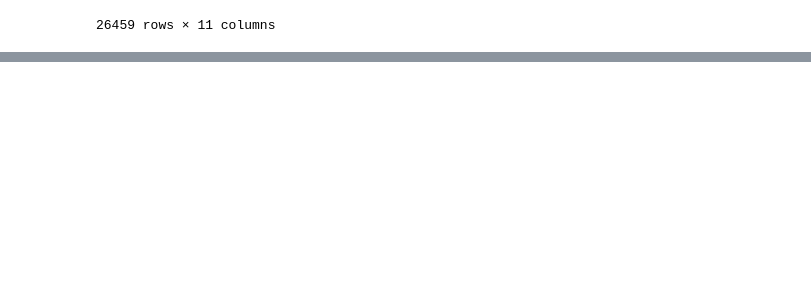
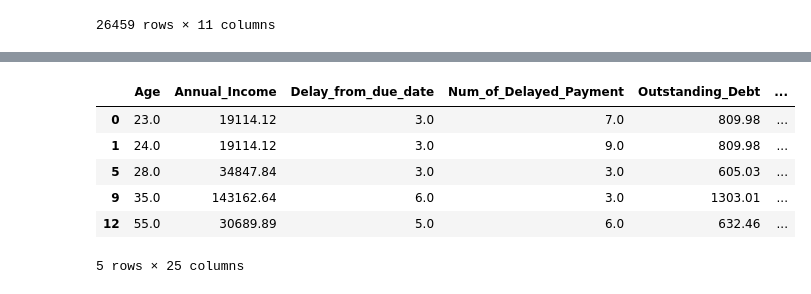
Before and after one commit to amaboh/Machine_learning_in_finance, a Jupyter notebook: Credit score/Credit score.ipynb, the cells around one changed output, grey strips where cells are left out. Saved outputs shown, nothing was run; the diff lists cells and outputs as text; code cells hidden in the pictures; blank space fills up the shorter version.

```diff
--- a/Credit score/Credit score.ipynb
+++ b/Credit score/Credit score.ipynb
@@ -627,0 +647,11 @@ for i in col_int2:
+# %%
+drop_test = pd.get_dummies(drop_test, prefix='Occupation', columns=['Occupation'], drop_first=False)
+drop_test.head()
+# %% [output]
+|  | Age | Annual_Income | Delay_from_due_date | Num_of_Delayed_Payment | Outstanding_Debt | ... |
+| 0 | 23.0 | 19114.12 | 3.0 | 7.0 | 809.98 | ... |
+| 1 | 24.0 | 19114.12 | 3.0 | 9.0 | 809.98 | ... |
+| 5 | 28.0 | 34847.84 | 3.0 | 3.0 | 605.03 | ... |
+| 9 | 35.0 | 143162.64 | 6.0 | 3.0 | 1303.01 | ... |
+| 12 | 55.0 | 30689.89 | 5.0 | 6.0 | 632.46 | ... |
+5 rows × 25 columns
```
Also changed, not shown: parts of 3 cells of this notebook, 7 other files.
